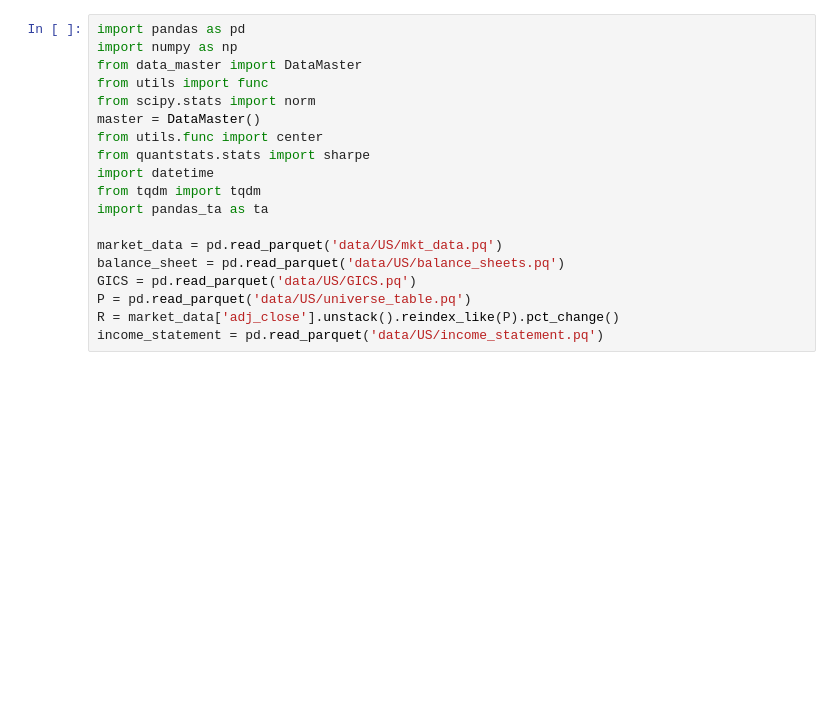
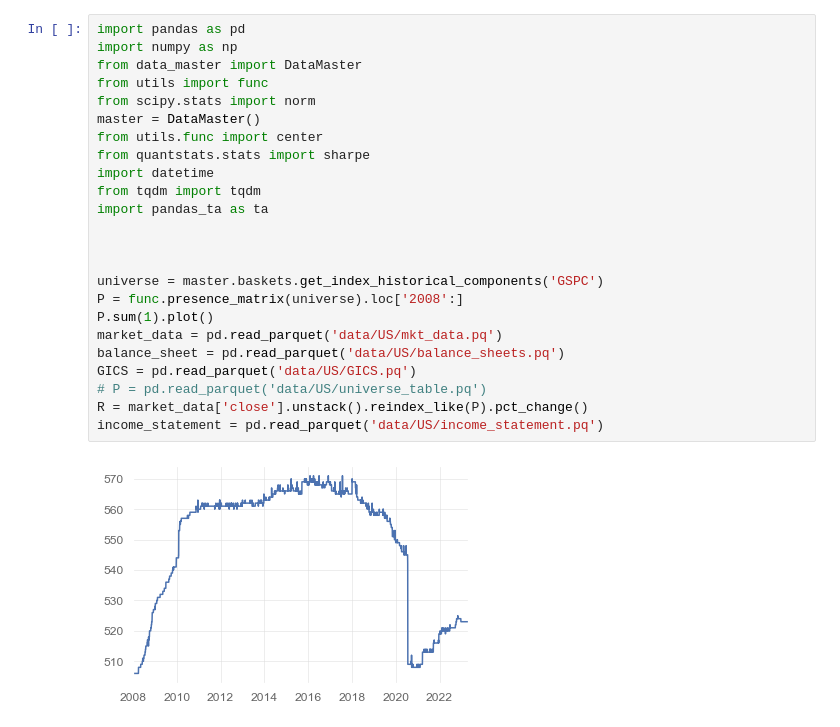
Before and after one commit to nabz78350/backtesting, a Jupyter notebook: alpha_sub.ipynb, the cells around one changed output. Cells and saved outputs as stored; diff of their text form; blank space fills up the shorter version.

```diff
--- a/alpha_sub.ipynb
+++ b/alpha_sub.ipynb
@@ -1,19 +1,26 @@
 # %%
 import pandas as pd
 import numpy as np
 from data_master import DataMaster
 from utils import func
 from scipy.stats import norm
 master = DataMaster()
 from utils.func import center
 from quantstats.stats import sharpe
 import datetime
 from tqdm import tqdm
 import pandas_ta as ta
 
+
+
+universe = master.baskets.get_index_historical_components('GSPC')
+P = func.presence_matrix(universe).loc['2008':]
+P.sum(1).plot()
 market_data = pd.read_parquet('data/US/mkt_data.pq')
 balance_sheet = pd.read_parquet('data/US/balance_sheets.pq')
 GICS = pd.read_parquet('data/US/GICS.pq')
-P = pd.read_parquet('data/US/universe_table.pq')
-R = market_data['adj_close'].unstack().reindex_like(P).pct_change()
+# P = pd.read_parquet('data/US/universe_table.pq')
+R = market_data['close'].unstack().reindex_like(P).pct_change()
 income_statement = pd.read_parquet('data/US/income_statement.pq')
+# %% [output]
+[figure, added]
```
Also changed, not shown: parts of 5 cells of this notebook, 1 other file.
